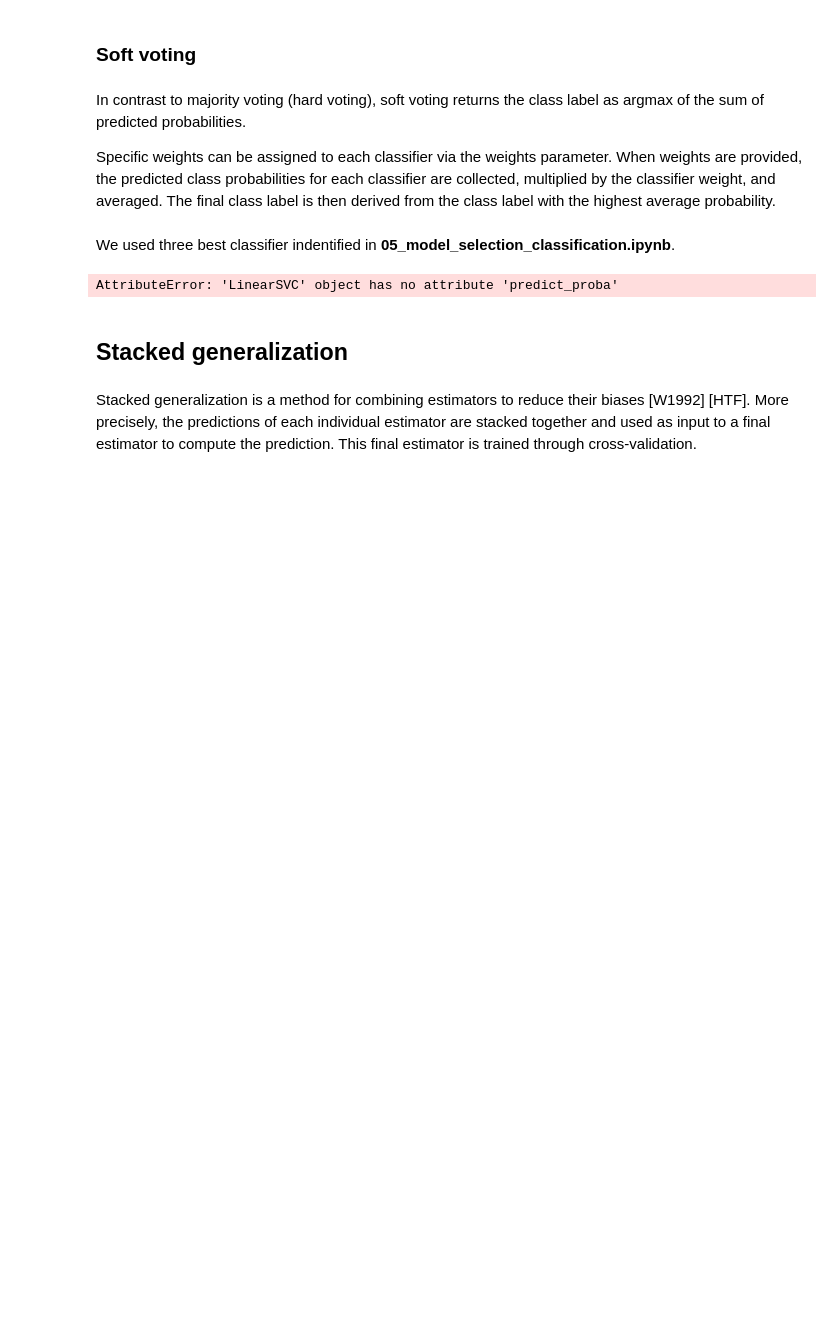
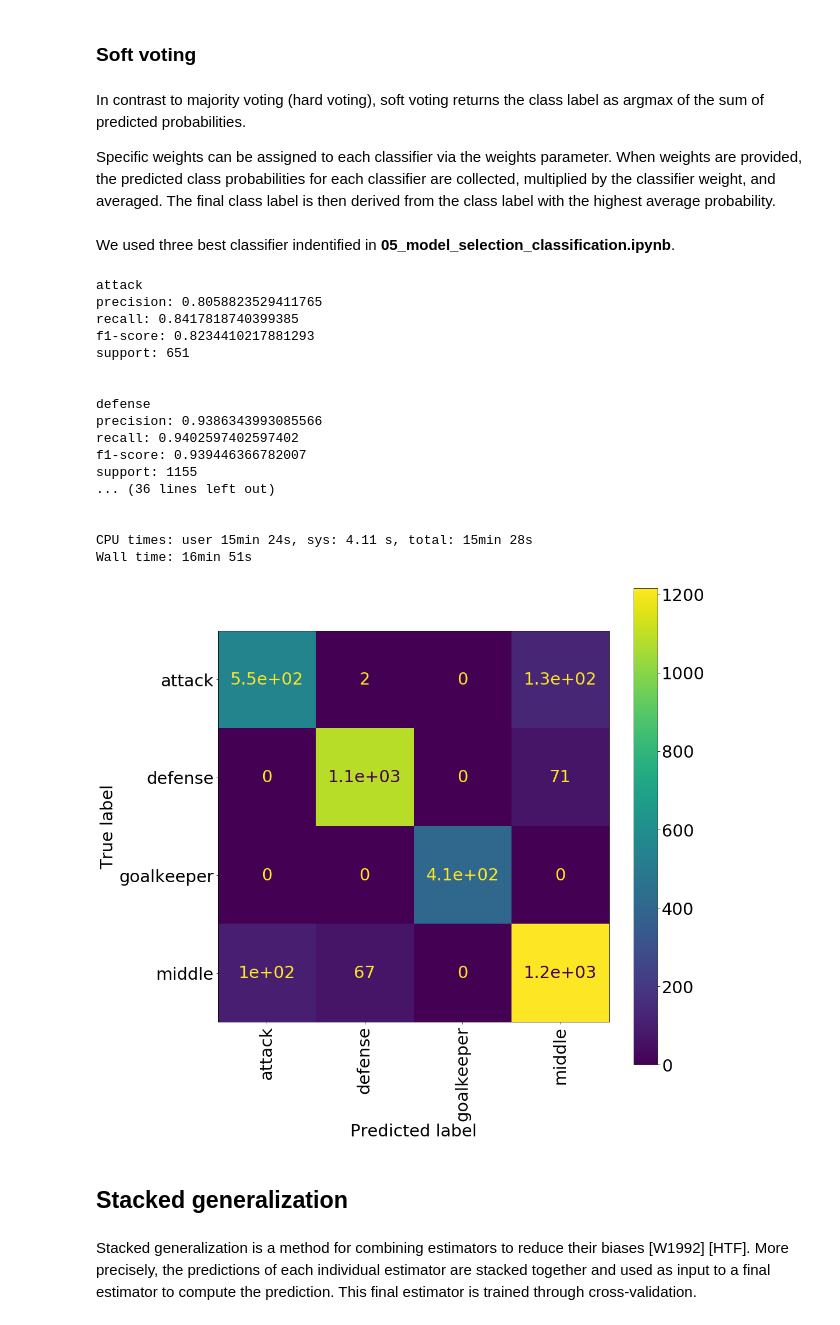
Before and after one commit to timzatko/fifa-19-dataset-machine-learning, a Jupyter notebook: notebooks/11_ensemble_classification.ipynb, the cells around one changed output. Saved outputs shown, nothing was run; the diff lists cells and outputs as text; code cells hidden in the pictures; blank space fills up the shorter version.

```diff
--- a/notebooks/11_ensemble_classification.ipynb
+++ b/notebooks/11_ensemble_classification.ipynb
@@ -196,26 +194,41 @@ We used three best classifier indentified in __05_model_selection_classification
 # %%
 %%time
 
-from sklearn.preprocessing import StandardScaler
-
-from sklearn.pipeline import make_pipeline
+from sklearn.svm import SVC
 
 
 clf1 = LogisticRegression(random_state=42, max_iter=10000, n_jobs=-1)
 clf2 = RandomForestClassifier(random_state=42)
-clf3 = make_pipeline(StandardScaler(), LinearSVC(random_state=42, max_iter=100000))
+clf3 = SVC(kernel='linear', probability=True)
 
 eclf = VotingClassifier(estimators=[
     ('lr', clf1),
     ('rf', clf2),
     ('ls', clf3)
 ], voting='soft', weights=[2, 2, 1])
 
 eclf.fit(X_train, y_train)
 
 custom_classification_report(eclf, labels, X_test, y_test, figsize=(15, 15))
 # %% [output]
-AttributeError: 'LinearSVC' object has no attribute 'predict_proba'
+attack
+precision: 0.8058823529411765
+recall: 0.8417818740399385
+f1-score: 0.8234410217881293
+support: 651
+
+
+defense
+precision: 0.9386343993085566
+recall: 0.9402597402597402
+f1-score: 0.939446366782007
+support: 1155
+... (36 lines left out)
+
+
+CPU times: user 15min 24s, sys: 4.11 s, total: 15min 28s
+Wall time: 16min 51s
+[figure, added]
 # %% [markdown]
 ## Stacked generalization
 # %% [markdown]
```
Also changed, not shown: parts of 2 cells of this notebook, 3 other files.
